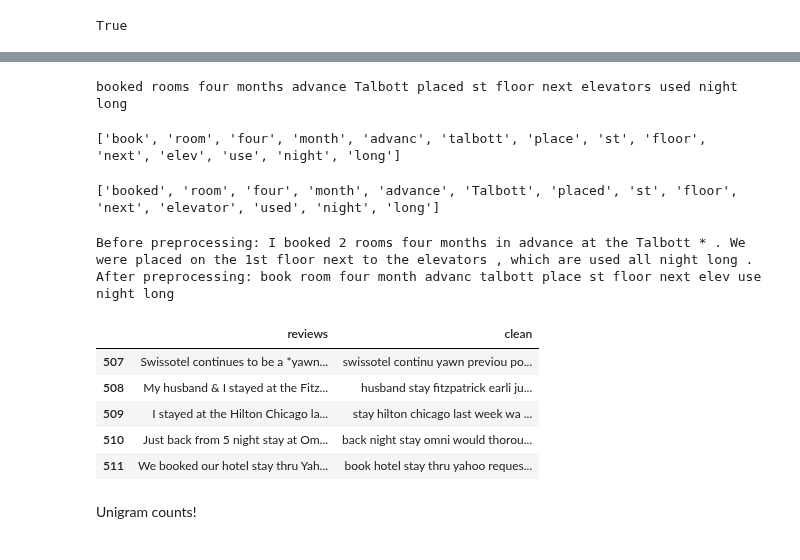
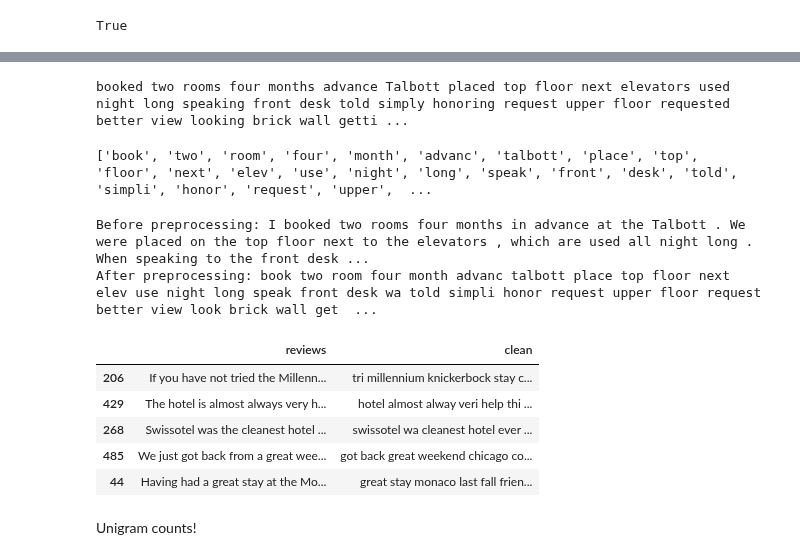
Before and after one commit to aankitdas/cs6320_nlp, a Jupyter notebook: model.ipynb, the cells around one changed output, grey strips where cells are left out. Saved outputs shown, nothing was run; the diff lists cells and outputs as text; code cells hidden in the pictures.

```diff
--- a/model.ipynb
+++ b/model.ipynb
@@ -14,7 +10,7 @@ WindowsPath('d:/Sem 4/CS6320 - NLP/Assignment1')
 with open("A1_DATASET/train.txt", 'r') as file:
     lines = [line.rstrip() for line in file]
 
-len(lines)
+print("Size of test corpus:",len(lines))
 
 test_sentence = lines[0]
-test_sentence = "I booked 2 rooms four months in advance at the Talbott * . We were placed on the 1st floor next to the elevators , which are used all night long ."
+print('Test sentence:', test_sentence)
@@ -86,7 +85,7 @@ filtered_tokens = [w for w in word_tokens if not w.lower() in stop_words]
 filtered_sent = ' '.join(filtered_tokens)
 print(filtered_sent)
 # %% [output]
-booked rooms four months advance Talbott placed st floor next elevators used night long
+booked two rooms four months advance Talbott placed top floor next elevators used night long speaking front desk told simply honoring request upper floor requested better view looking brick wall getti ...
 # %%
 #stemming
 from nltk.stem import PorterStemmer
@@ -94,16 +93,7 @@ stemmer = PorterStemmer()
 stem_tokens = [stemmer.stem(word) for word in filtered_tokens]
 print(stem_tokens)
 # %% [output]
-['book', 'room', 'four', 'month', 'advanc', 'talbott', 'place', 'st', 'floor', 'next', 'elev', 'use', 'night', 'long']
+['book', 'two', 'room', 'four', 'month', 'advanc', 'talbott', 'place', 'top', 'floor', 'next', 'elev', 'use', 'night', 'long', 'speak', 'front', 'desk', 'told', 'simpli', 'honor', 'request', 'upper',  ...
-# %%
-#lemmatization
-from nltk.stem import WordNetLemmatizer
-#nltk.download('wordnet')
-lemmatizer = WordNetLemmatizer()
-lem_tokens = [lemmatizer.lemmatize(word) for word in filtered_tokens]
-print(lem_tokens)
-# %% [output]
-['booked', 'room', 'four', 'month', 'advance', 'Talbott', 'placed', 'st', 'floor', 'next', 'elevator', 'used', 'night', 'long']
 # %%
 #make a function to remove stop words and convert to lower case
 def preprocessing(sentence):
@@ -119,18 +109,18 @@ test_sentence_clean = preprocessing(test_sentence)
 print("Before preprocessing:", test_sentence)
 print("After preprocessing:", test_sentence_clean)
 # %% [output]
-Before preprocessing: I booked 2 rooms four months in advance at the Talbott * . We were placed on the 1st floor next to the elevators , which are used all night long .
-After preprocessing: book room four month advanc talbott place st floor next elev use night long
+Before preprocessing: I booked two rooms four months in advance at the Talbott . We were placed on the top floor next to the elevators , which are used all night long . When speaking to the front desk ...
+After preprocessing: book two room four month advanc talbott place top floor next elev use night long speak front desk wa told simpli honor request upper floor request better view look brick wall get  ...
 # %%
 df['clean'] = df['reviews'].apply(lambda x: preprocessing(x))
-df.tail()
+df.sample(5)
 # %% [output]
 |  | reviews | clean |
-| 507 | Swissotel continues to be a *yawn... | swissotel continu yawn previou po... |
-| 508 | My husband & I stayed at the Fitz... | husband stay fitzpatrick earli ju... |
-| 509 | I stayed at the Hilton Chicago la... | stay hilton chicago last week wa ... |
-| 510 | Just back from 5 night stay at Om... | back night stay omni would thorou... |
-| 511 | We booked our hotel stay thru Yah... | book hotel stay thru yahoo reques... |
+| 206 | If you have not tried the Millenn... | tri millennium knickerbock stay c... |
+| 429 | The hotel is almost always very h... | hotel almost alway veri help thi ... |
+| 268 | Swissotel was the cleanest hotel ... | swissotel wa cleanest hotel ever ... |
+| 485 | We just got back from a great wee... | got back great weekend chicago co... |
+| 44 | Having had a great stay at the Mo... | great stay monaco last fall frien... |
 # %% [markdown]
 Unigram counts!
 # %%
```
Also changed, not shown: parts of 20 cells of this notebook, 1 other file.
